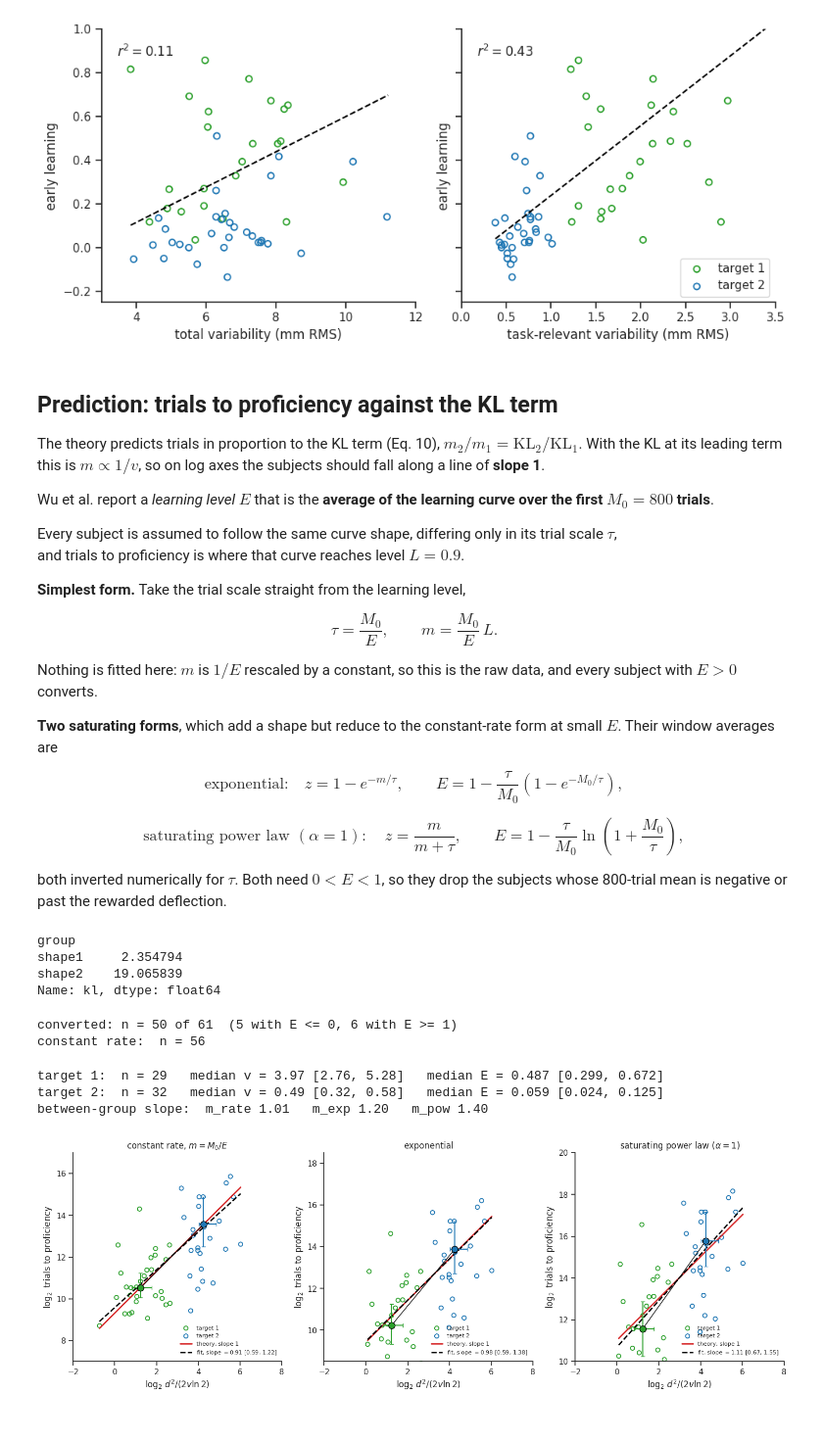
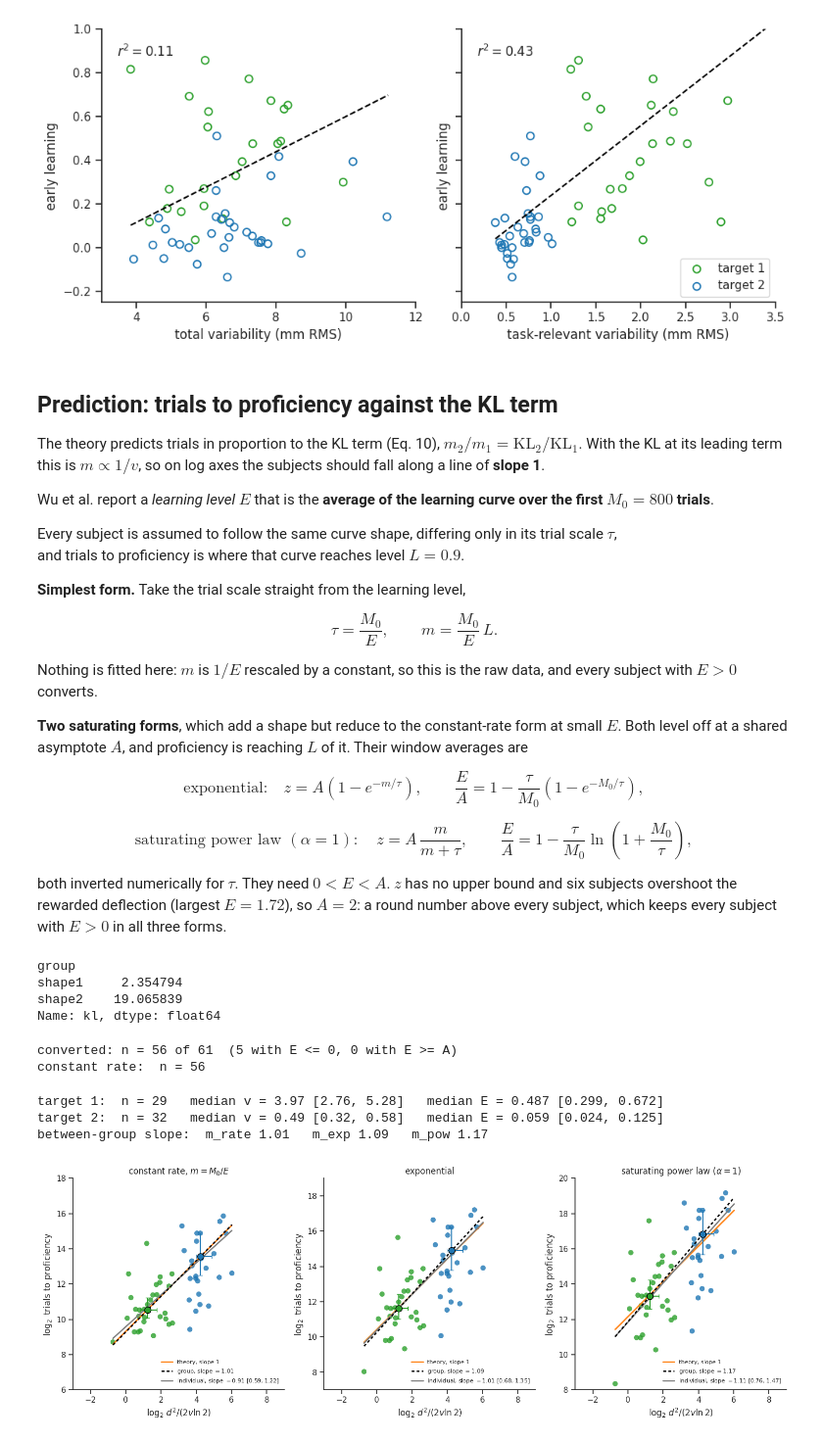
Before and after one commit to lingqiz/inductive-bias, a Jupyter notebook: analysis/motor_learning.ipynb, the cells around one changed output. Shown at 98% size. Cells and saved outputs as stored; diff of their text form; code cells hidden in the pictures.

```diff
--- a/analysis/motor_learning.ipynb
+++ b/analysis/motor_learning.ipynb
@@ -117,16 +117,18 @@ Nothing is fitted here: $m$ is $1/E$ rescaled by a constant, so this is the raw
 every subject with $E > 0$ converts.
 
 **Two saturating forms**, which add a shape but reduce to the constant-rate form at small
-$E$. Their window averages are
+$E$. Both level off at a shared asymptote $A$, and proficiency is reaching $L$ of it. Their
+window averages are
 
-$$\text{exponential:}\quad z = 1 - e^{-m/\tau}, \qquad
-E = 1 - \frac{\tau}{M_0}\left(1 - e^{-M_0/\tau}\right),$$
+$$\text{exponential:}\quad z = A\left(1 - e^{-m/\tau}\right), \qquad
+\frac{E}{A} = 1 - \frac{\tau}{M_0}\left(1 - e^{-M_0/\tau}\right),$$
 
-$$\text{saturating power law } (\alpha = 1):\quad z = \frac{m}{m + \tau}, \qquad
-E = 1 - \frac{\tau}{M_0}\ln\!\left(1 + \frac{M_0}{\tau}\right),$$
+$$\text{saturating power law } (\alpha = 1):\quad z = A\,\frac{m}{m + \tau}, \qquad
+\frac{E}{A} = 1 - \frac{\tau}{M_0}\ln\!\left(1 + \frac{M_0}{\tau}\right),$$
 
-both inverted numerically for $\tau$. Both need $0 < E < 1$, so they drop the subjects
-whose 800-trial mean is negative or past the rewarded deflection.
+both inverted numerically for $\tau$. They need $0 < E < A$. $z$ has no upper bound and six
+subjects overshoot the rewarded deflection (largest $E = 1.72$), so $A = 2$: a round number
+above every subject, which keeps every subject with $E > 0$ in all three forms.
 # %%
 D_TARGET = 3.6     # target distance (mm)
 
@@ -144,42 +146,43 @@ Name: kl, dtype: float64
 # inverted through its window average, E = (1 / M0) * integral of z(m) from 0 to M0.
 M0 = 800           # window over which early learning is averaged
 ALPHA = 1.0        # power-law exponent
-PROFICIENCY = 0.9  # learning level that counts as proficient
+ASYMPTOTE = 2.0    # where the saturating forms level off; above the largest E (1.72)
+PROFICIENCY = 0.9  # fraction of the asymptote that counts as proficient
 
 def trials_rate(e):
     """Constant rate, tau = M0 / E."""
     return PROFICIENCY * M0 / e
 
 def trials_exp(e):
-    """Exponential, z = 1 - exp(-m / tau), so E = 1 - (tau / M0) (1 - exp(-M0 / tau))."""
+    """Exponential, z = A (1 - exp(-m / tau)), so E / A = 1 - (tau / M0) (1 - exp(-M0 / tau))."""
     window_mean = lambda tau: 1 - (tau / M0) * (1 - np.exp(-M0 / tau))
-    tau = np.array([brentq(lambda tau: window_mean(tau) - ei, 1e-3, 1e12)
+    tau = np.array([brentq(lambda tau: window_mean(tau) - ei / ASYMPTOTE, 1e-3, 1e12)
                     for ei in np.atleast_1d(e)])
     return tau * np.log(1 / (1 - PROFICIENCY))
 
 def trials_pow(e):
-    """Saturating power law, 1 - z = (1 + m / tau)**(-alpha)."""
+    """Saturating power law, 1 - z / A = (1 + m / tau)**(-alpha)."""
     if ALPHA == 1:
         window_mean = lambda tau: 1 - (tau / M0) * np.log1p(M0 / tau)
     else:
         window_mean = lambda tau: 1 - (tau / (M0 * (1 - ALPHA))) * ((1 + M0 / tau) ** (1 - ALPHA) - 1)
-    tau = np.array([brentq(lambda tau: window_mean(tau) - ei, 1e-3, 1e12)
+    tau = np.array([brentq(lambda tau: window_mean(tau) - ei / ASYMPTOTE, 1e-3, 1e12)
                     for ei in np.atleast_1d(e)])
     return tau * ((1 - PROFICIENCY) ** (-1 / ALPHA) - 1)
 
 E = data.early_learning
-pos = E > 0              # the constant rate only needs some progress
-ok = (E > 0) & (E < 1)   # the saturating forms need a learning level inside (0, 1)
+pos = E > 0                      # the constant rate only needs some progress
+ok = (E > 0) & (E < ASYMPTOTE)   # the saturating forms need a learning level inside (0, A)
 
 data.loc[pos, 'm_rate'] = trials_rate(E[pos])
 data.loc[ok, 'm_exp'] = trials_exp(E[ok])
 data.loc[ok, 'm_pow'] = trials_pow(E[ok])
 
-print('converted: n = %d of %d  (%d with E <= 0, %d with E >= 1)'
-      % (ok.sum(), len(data), (E <= 0).sum(), (E >= 1).sum()))
+print('converted: n = %d of %d  (%d with E <= 0, %d with E >= A)'
+      % (ok.sum(), len(data), (E <= 0).sum(), (E >= ASYMPTOTE).sum()))
 print('constant rate:  n = %d' % pos.sum())
 # %% [output]
-converted: n = 50 of 61  (5 with E <= 0, 6 with E >= 1)
+converted: n = 56 of 61  (5 with E <= 0, 0 with E >= A)
 constant rate:  n = 56
 # %%
 # Group medians.  A median is well defined for every subject, so these use all 61 -- nobody
@@ -214,16 +217,17 @@ print('between-group slope:  ' + '   '.join(
 # %% [output]
 target 1:  n = 29   median v = 3.97 [2.76, 5.28]   median E = 0.487 [0.299, 0.672]
 target 2:  n = 32   median v = 0.49 [0.32, 0.58]   median E = 0.059 [0.024, 0.125]
-between-group slope:  m_rate 1.01   m_exp 1.20   m_pow 1.40
+between-group slope:  m_rate 1.01   m_exp 1.09   m_pow 1.17
 # %%
 # log-log test: theory slope (1) vs the slope estimated by regression
 
 # per panel: column, title, x and y limits.  The conversions differ by a constant factor,
 # so each panel keeps the same span (slope 1 reads as 45 deg) but its own offset in y.
+# x and y both span 12 bits, so with equal scaling every panel is square.
 # The two slowest subjects sit well above the rest and fall off the top of every panel.
-PANELS = [('m_rate', r'constant rate, $m = M_0 / E$', [-2, 8], [7, 17]),
-          ('m_exp', 'exponential', [-2, 8], [8.5, 18.5]),
-          ('m_pow', r'saturating power law ($\alpha = %g$)' % ALPHA, [-2, 8], [10, 20])]
+PANELS = [('m_rate', r'constant rate, $m = M_0 / E$', [-3, 9], [6, 18]),
+          ('m_exp', 'exponential', [-3, 9], [7, 19]),
+          ('m_pow', r'saturating power law ($\alpha = %g$)' % ALPHA, [-3, 9], [8, 20])]
 
 fig, axes = plt.subplots(1, 3, figsize=(15, 5))
 
@@ -231,45 +235,50 @@ for ax, (col, title, x_lim, y_lim) in zip(axes, PANELS):
     sel = data.dropna(subset=[col])
     for grp in groups:
         sub = sel[sel.group == grp]
-        ax.scatter(np.log2(sub.kl), np.log2(sub[col]), s=34, facecolor='none',
-                   edgecolor=COLORS[grp], lw=1.3, label=LABELS[grp])
+        ax.scatter(np.log2(sub.kl), np.log2(sub[col]), s=55, facecolor=COLORS[grp],
+                   edgecolor='none', alpha=0.8)
 
-    # group averages, from every subject including those the conversion above drops
+    # group medians, from all 61 subjects including those the conversion above drops
     for grp in groups:
         pt = group_pt[grp]
         ax.errorbar(pt['x'], pt[col]['y'], xerr=pt['xerr'], yerr=pt[col]['yerr'],
                     fmt='o', ms=9, color=COLORS[grp], mec='black', mew=1.0,
                     capsize=3, lw=1.5, zorder=6)
-    ax.plot([group_pt[g]['x'] for g in groups], [group_pt[g][col]['y'] for g in groups],
-            '-', color='black', lw=1.0, zorder=5)
 
     x, y = np.log2(sel.kl), np.log2(sel[col])
     fit = linregress(x, y)
     t_crit = t.ppf(0.975, len(x) - 2)
     x_line = np.linspace(x.min(), x.max(), 100)
 
     # theory: trials proportional to KL, i.e. slope 1 (intercept is free, so anchor at the mean)
-    ax.plot(x_line, x_line + (y.mean() - x.mean()), '-', color='tab:red', lw=2, zorder=4,
+    ax.plot(x_line, x_line + (y.mean() - x.mean()), '-', color='tab:orange', lw=2, zorder=4,
             label='theory, slope 1')
+    # line through the two group medians, over the same range
+    gx = [group_pt[g]['x'] for g in groups]
+    gy = [group_pt[g][col]['y'] for g in groups]
+    g_slope = (gy[0] - gy[1]) / (gx[0] - gx[1])
+    ax.plot(x_line, gy[0] + g_slope * (x_line - gx[0]), '--', dashes=(2, 1.6), color='black',
+            lw=2, zorder=5, label='group, slope $= %.2f$' % g_slope)   # dashes: on, off (x lw)
     # regression through the data
-    ax.plot(x_line, fit.intercept + fit.slope * x_line, '--', color='black', lw=2, zorder=5,
-            label='fit, slope $= %.2f$ [%.2f, %.2f]'
+    ax.plot(x_line, fit.intercept + fit.slope * x_line, '-', color='grey', lw=2, zorder=4,
+            label='individual, slope $= %.2f$ [%.2f, %.2f]'
                   % (fit.slope, fit.slope - t_crit * fit.stderr, fit.slope + t_crit * fit.stderr))
 
     ax.set_xlabel(r'$\log_2 \, d^2 / (2 v \ln 2)$')
     ax.set_ylabel(r'$\log_2$ trials to proficiency')
     ax.set_xlim(x_lim)
     ax.set_ylim(y_lim)
-    ax.set_xticks(np.arange(x_lim[0], x_lim[1] + 0.01, 2))
+    ax.set_xticks(np.arange(np.ceil(x_lim[0] / 2) * 2, x_lim[1] + 0.01, 2))
     ax.set_yticks(np.arange(np.ceil(y_lim[0] / 2) * 2, y_lim[1] + 0.01, 2))
     ax.set_aspect('equal', adjustable='box')   # same scale on x and y, so slope 1 reads as 45 deg
     ax.set_title(title)
     ax.legend(loc='lower right', frameon=False, fontsize=8)
 
+fig.savefig('wu_models.pdf', dpi=300, bbox_inches='tight')
 plt.tight_layout()
 plt.show()
 # %% [output]
-[figure, old version]
+[figure, new version]
 # %%
 # summary figure: the data as reported, and the same data on the predicted axes
 # panels sized to match one panel of the 3-panel IBL figures, i.e. figsize=(16, 5) / 3
```
Also changed, not shown: parts of 2 cells of this notebook.
